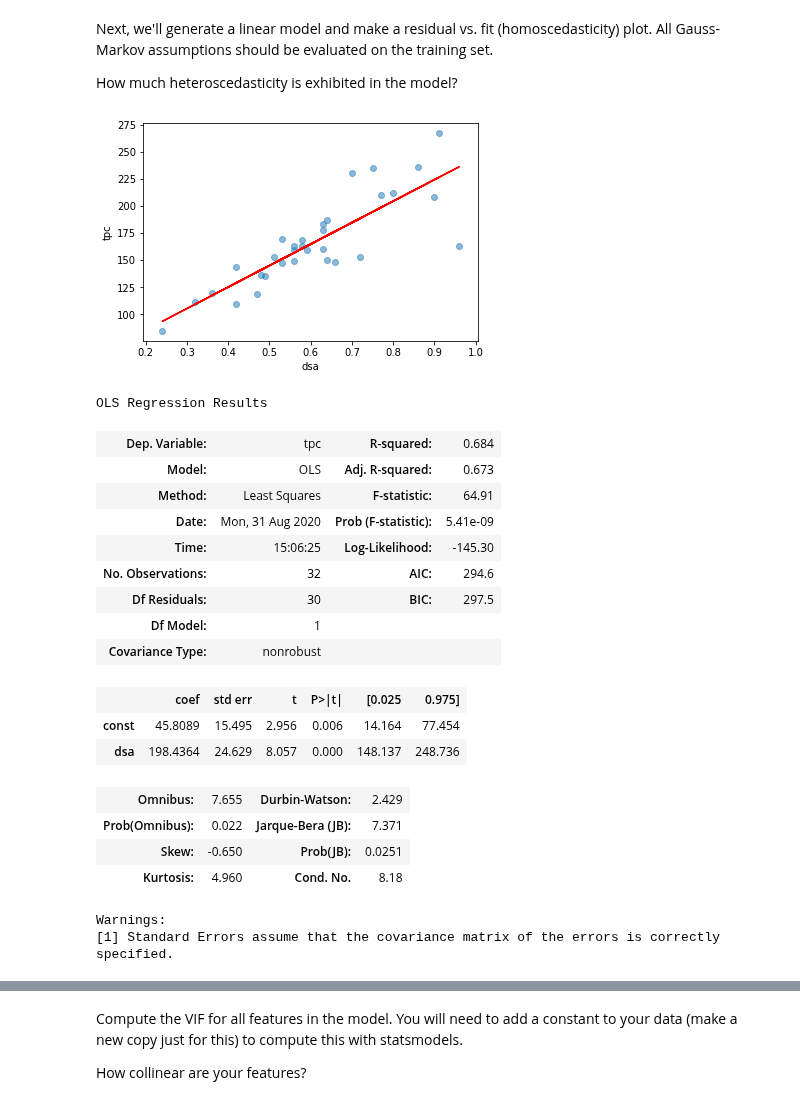
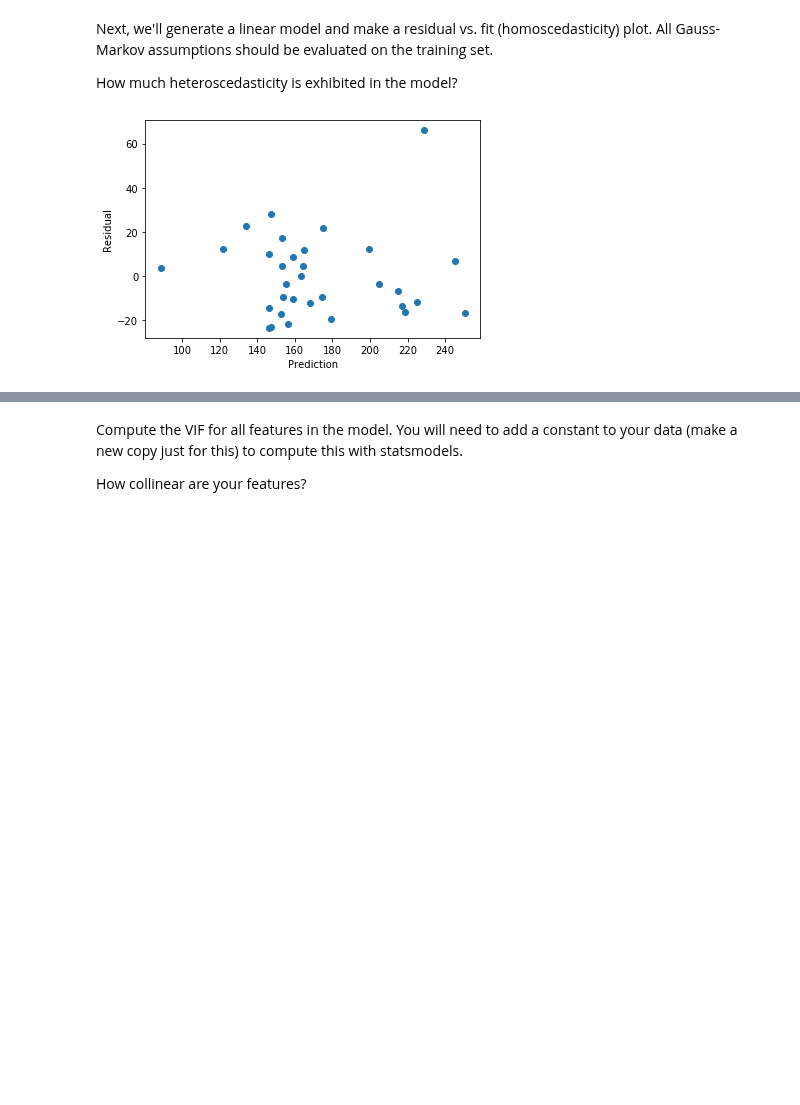
Before and after one commit to DJGump/module-work-DSI06, a Jupyter notebook: week7_dgump/pair-work/Day 26 Lecture 2 Assignment.ipynb, the cells around one changed output, grey strips where cells are left out. Drawn from its saved outputs; the diff is of its cells as text; code cells hidden in the pictures; blank space fills up the shorter version.

```diff
--- a/week7_dgump/pair-work/Day 26 Lecture 2 Assignment.ipynb
+++ b/week7_dgump/pair-work/Day 26 Lecture 2 Assignment.ipynb
@@ -120,46 +120,27 @@ Next, we'll generate a linear model and make a residual vs. fit (homoscedasticit
 How much heteroscedasticity is exhibited in the model?
 # %%
 # answer below:
-X = lager["dsa"]
+X = lager.drop(columns=["tpc"])
 y = lager["tpc"]
+
 X_train, X_test, y_train, y_test = train_test_split(
-    X, y, test_size=0.2, random_state=40
+    X, y, test_size=0.2, random_state=42
 )
 
 # Add a constant for the intercept
 # This will work but throw a warning.. to silence the warning you can pass X.values instead
 X_train_const = sm.add_constant(X_train)
-X_test_const = sm.add_constant(X_train)
+X_test_const = sm.add_constant(X_test)
 
 lm_results = sm.OLS(y_train, X_train_const).fit()
-y_pred = lm_results.predict(X_test_const)
+y_pred_train = lm_results.predict(X_train_const)
 
-plt.scatter(X_train, y_train, alpha=0.5)
-plt.plot(X_train, y_pred, c="red")
-plt.xlabel("dsa")
-plt.ylabel("tpc")
+resid = y_pred_train - y_train
+
+plt.scatter(y_pred_train, resid)
+plt.xlabel("Prediction")
+plt.ylabel("Residual")
 plt.show()
-
-lm_results.summary()
 # %% [output]
-[figure, old version]
+[figure, new version]
-OLS Regression Results
-| Dep. Variable: | tpc | R-squared: | 0.684 |
-| Model: | OLS | Adj. R-squared: | 0.673 |
-| Method: | Least Squares | F-statistic: | 64.91 |
-| Date: | Mon, 31 Aug 2020 | Prob (F-statistic): | 5.41e-09 |
-| Time: | 15:06:25 | Log-Likelihood: | -145.30 |
-| No. Observations: | 32 | AIC: | 294.6 |
-| Df Residuals: | 30 | BIC: | 297.5 |
-| Df Model: | 1 |  |  |
-| Covariance Type: | nonrobust |  |  |
-|  | coef | std err | t | P>|t| | [0.025 | 0.975] |
-| const | 45.8089 | 15.495 | 2.956 | 0.006 | 14.164 | 77.454 |
-| dsa | 198.4364 | 24.629 | 8.057 | 0.000 | 148.137 | 248.736 |
-| Omnibus: | 7.655 | Durbin-Watson: | 2.429 |
-| Prob(Omnibus): | 0.022 | Jarque-Bera (JB): | 7.371 |
-| Skew: | -0.650 | Prob(JB): | 0.0251 |
-| Kurtosis: | 4.960 | Cond. No. | 8.18 |
-Warnings:
-[1] Standard Errors assume that the covariance matrix of the errors is correctly specified.
 [interactive output not drawn]
```
Also changed, not shown: parts of 10 cells of this notebook.
